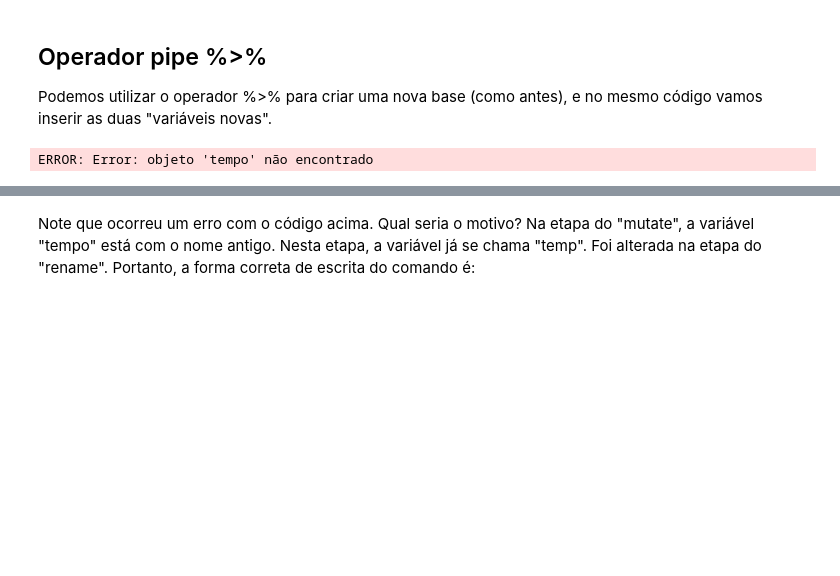
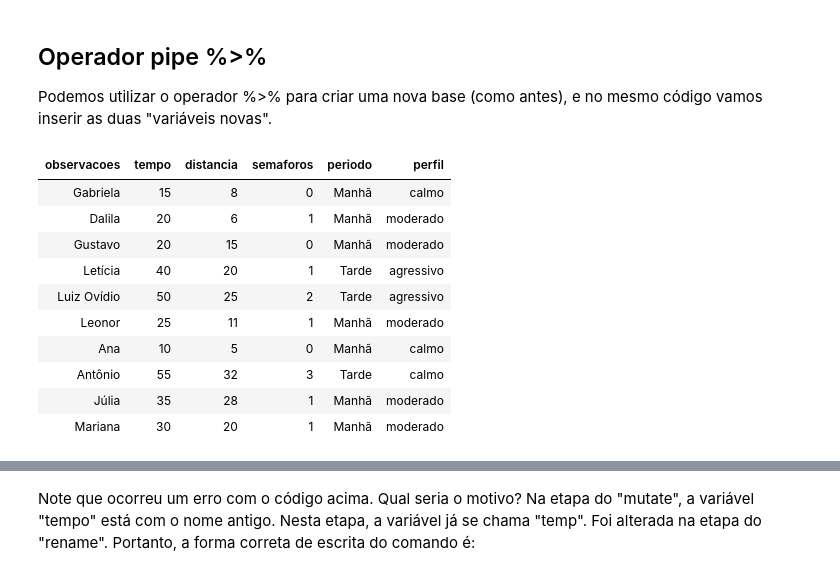
Before and after one commit to Osvaldo1982/R, a Jupyter notebook: R_Basics/01_data_wrangling/01_data_wrangling_basics_df_inicial.ipynb, the cells around one changed output, grey strips where cells are left out. Saved outputs shown, nothing was run; the diff lists cells and outputs as text; code cells hidden in the pictures; blank space fills up the shorter version.

```diff
--- a/R_Basics/01_data_wrangling/01_data_wrangling_basics_df_inicial.ipynb
+++ b/R_Basics/01_data_wrangling/01_data_wrangling_basics_df_inicial.ipynb
@@ -409,17 +406,17 @@ base_inclui
 ## Operador pipe %>%
 
 Podemos utilizar o operador %>% para criar uma nova base (como antes), e no mesmo código vamos inserir as duas "variáveis novas".
-# %%
-nova_base %>% rename(obs = observacoes,
-                     temp = tempo,
-                     dist = distancia,
-                     sem = semaforos,
-                     per = periodo,
-                     perf = perfil
-                    ) %>%
-                     mutate(variavel_nova_1,
-                            variavel_nova_2,
-                            temp_novo = tempo*2
-                           )
-# %% [output]
-ERROR: Error: objeto 'tempo' não encontrado
+# %%
+nova_base
+# %% [output]
+| observacoes | tempo | distancia | semaforos | periodo | perfil |
+| Gabriela | 15 | 8 | 0 | Manhã | calmo |
+| Dalila | 20 | 6 | 1 | Manhã | moderado |
+| Gustavo | 20 | 15 | 0 | Manhã | moderado |
+| Letícia | 40 | 20 | 1 | Tarde | agressivo |
+| Luiz Ovídio | 50 | 25 | 2 | Tarde | agressivo |
+| Leonor | 25 | 11 | 1 | Manhã | moderado |
+| Ana | 10 | 5 | 0 | Manhã | calmo |
+| Antônio | 55 | 32 | 3 | Tarde | calmo |
+| Júlia | 35 | 28 | 1 | Manhã | moderado |
+| Mariana | 30 | 20 | 1 | Manhã | moderado |
```
Also changed, not shown: parts of 20 cells of this notebook, 4 other files.
